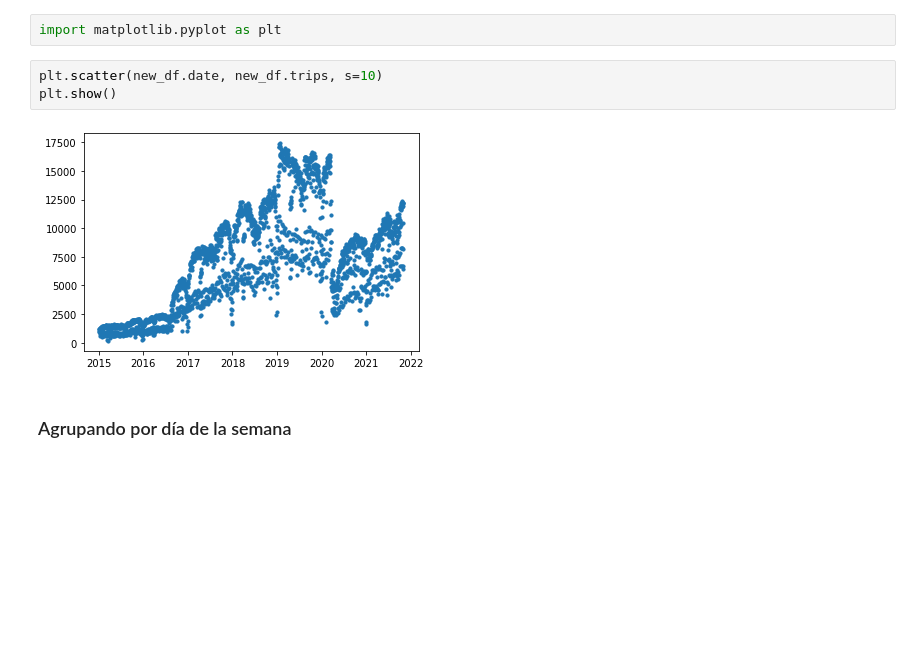
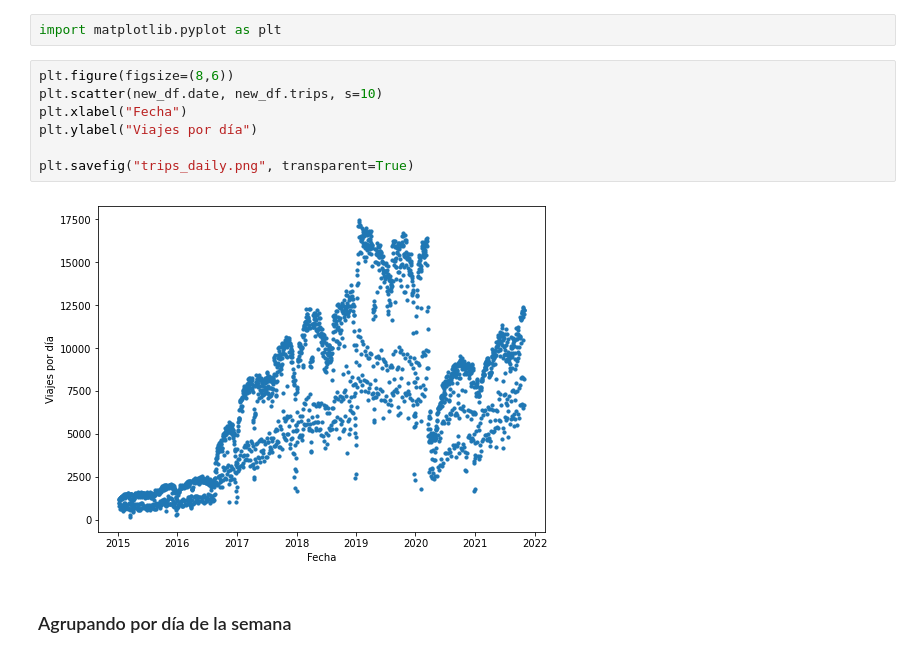
Before and after one commit to jaime-aguayo/proyecto_datos, a Jupyter notebook: dataWrangling.ipynb, the cells around one changed output. Saved outputs shown, nothing was run; the diff lists cells and outputs as text; blank space fills up the shorter version.

```diff
--- a/dataWrangling.ipynb
+++ b/dataWrangling.ipynb
@@ -116,10 +116,14 @@ new_df.to_csv("data/ts-by-day.csv") # save
 # %%
 import matplotlib.pyplot as plt
 # %%
+plt.figure(figsize=(8,6))
 plt.scatter(new_df.date, new_df.trips, s=10)
-plt.show()
+plt.xlabel("Fecha")
+plt.ylabel("Viajes por día")
+
+plt.savefig("trips_daily.png", transparent=True)
 # %% [output]
-[figure, old version]
+[figure, new version]
 # %% [markdown]
 ### Agrupando por día de la semana
 # %%
```
Also changed, not shown: parts of 4 cells of this notebook, 17 other files.
